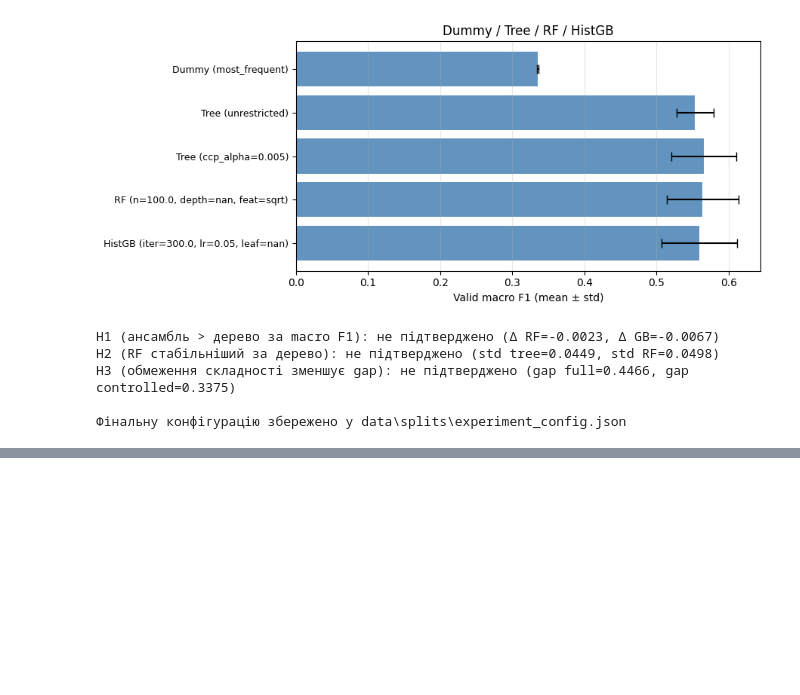
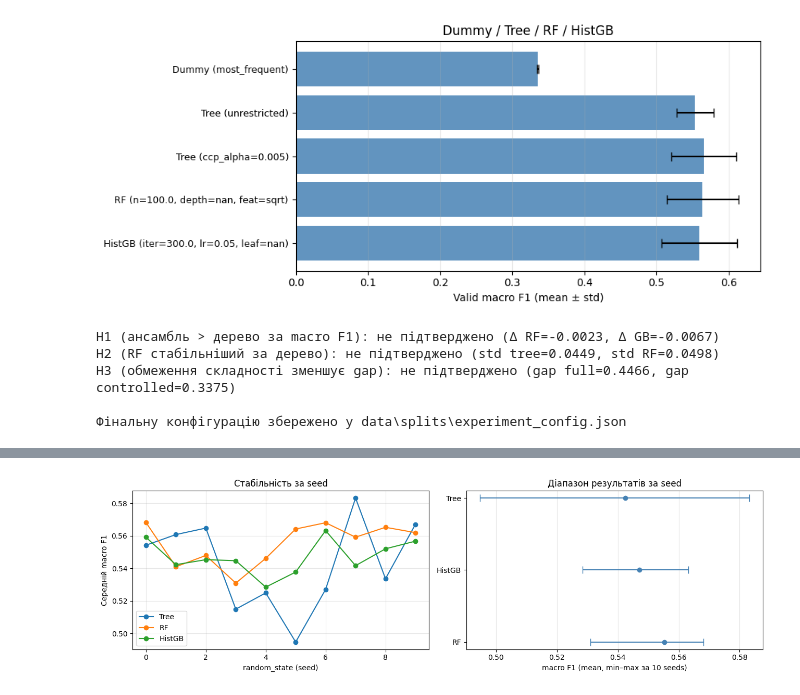
Before and after one commit to Yaroslav071315/machine-learning-course-volovnyk, a Jupyter notebook: lab04/notebook/lab04.ipynb, the cells around one changed output, grey strips where cells are left out. Saved outputs shown, nothing was run; the diff lists cells and outputs as text; code cells hidden in the pictures; blank space fills up the shorter version.

```diff
--- a/lab04/notebook/lab04.ipynb
+++ b/lab04/notebook/lab04.ipynb
@@ -546,0 +760,88 @@ H3 (обмеження складності зменшує gap): не підтв
+# %%
+# --- 1) Розподіл середніх q по 10 seeds ---
+fig, axes = plt.subplots(1, 2, figsize=(13, 4))
+
+for name in models:
+    if name == "Dummy":  # надто низький, спотворює масштаб
+        continue
+    # витягуємо seed-середні з збережених даних
+    seed_means = []
+    for seed in SEEDS:
+        cv_s = StratifiedKFold(n_splits=N_SPLITS, shuffle=True, random_state=seed)
+        r = cross_validate(models[name], X_train, y_train, cv=cv_s,
+                           scoring=SCORING_FULL, n_jobs=-1)
+        seed_means.append(r["test_macro_f1"].mean())
+    axes[0].plot(SEEDS, seed_means, marker="o", label=name)
+
+axes[0].set_xlabel("random_state (seed)"); axes[0].set_ylabel("Середній macro F1")
+axes[0].set_title("Стабільність за seed"); axes[0].legend(); axes[0].grid(alpha=0.3)
+
+# --- 2) mean ± range по моделях ---
+plot_df = stability_df[stability_df["model"] != "Dummy"]
+y = np.arange(len(plot_df))
+axes[1].errorbar(plot_df["q_mean"], y,
+                 xerr=[plot_df["q_mean"] - plot_df["q_min"],
+                       plot_df["q_max"] - plot_df["q_mean"]],
+                 fmt="o", capsize=5, color="steelblue")
+axes[1].set_yticks(y); axes[1].set_yticklabels(plot_df["model"])
+axes[1].set_xlabel("macro F1 (mean, min–max за 10 seeds)")
+axes[1].set_title("Діапазон результатів за seed")
+axes[1].grid(axis="x", alpha=0.3)
+plt.tight_layout(); plt.show()
+
+# --- 3) Частка об'єктів, де прогноз нестабільний ---
+fig, ax = plt.subplots(figsize=(7, 4))
+non_dummy = stability_df[stability_df["model"] != "Dummy"]
+ax.bar(non_dummy["model"], non_dummy["share_objects_gt25%"] * 100, color="indianred")
+ax.set_ylabel("% об'єктів train, де прогноз змінювався > 25% повторень")
+ax.set_title("Нестійкість прогнозів на рівні об'єктів")
+for i, v in enumerate(non_dummy["share_objects_gt25%"] * 100):
+    ax.text(i, v + 0.3, f"{v:.1f}%", ha="center", fontsize=9)
+plt.tight_layout(); plt.show()
+
+# --- 4) Пояснення та перевірка гіпотез ---
+print("Стійкість за 10 seeds (5-fold CV):")
+display(stability_df[["model","q_mean","q_std","q_range",
+                     "mean_disagree","n_objects_gt25%","share_objects_gt25%"]].round(4))
+
+tree_row = stability_df[stability_df["model"] == "Tree"].iloc[0]
+rf_row   = stability_df[stability_df["model"] == "RF"].iloc[0]
+gb_row   = stability_df[stability_df["model"] == "HistGB"].iloc[0]
+
+print("\nH2 (RF стабільніший за дерево) за q_std:")
+print(f"  q_std Tree = {tree_row['q_std']:.4f}, q_std RF = {rf_row['q_std']:.4f}, "
+      f"q_std GB = {gb_row['q_std']:.4f}")
+print("  Висновок:",
+      "ПІДТВЕРДЖЕНО" if rf_row['q_std'] <= 0.5 * tree_row['q_std'] else "не підтверджено")
+
+print("\nH4 (важливість ознак змінюється між seeds) — аналіз стабільності прогнозів:")
+for _, row in stability_df.iterrows():
+    if row["model"] == "Dummy":
+        continue
+    print(f"  {row['model']:8s}: mean_disagree={row['mean_disagree']:.4f}, "
+          f"об'єктів >25%: {row['n_objects_gt25%']} "
+          f"({row['share_objects_gt25%']*100:.1f}%)")
+
+print("\nПрактичний висновок:")
+best_mean_name = stability_df.iloc[0]["model"]
+overlap_strict = (
+    (stability_df.iloc[0]["q_min"] <= stability_df.iloc[1]["q_max"]) and
+    (stability_df.iloc[1]["q_min"] <= stability_df.iloc[0]["q_max"])
+)
+if overlap_strict:
+    print(f"  Лідери {stability_df.iloc[0]['model']} і {stability_df.iloc[1]['model']} "
+          f"мають перекриття діапазонів — різниця на рівні шуму seed. "
+          f"Обираємо простішу / стабільнішу модель.")
+else:
+    print(f"  Лідер {best_mean_name} має перевагу, яка не пояснюється вибором seed.")
+
+# --- 5) Дописуємо у конфігурацію ---
+final_config["stability"] = {
+    "seeds": SEEDS,
+    "summary": stability_df.to_dict(orient="records"),
+}
+with open(SPLIT_DIR / "experiment_config.json", "w") as f:
+    json.dump(final_config, f, indent=2, ensure_ascii=False, default=str)
+print("\nОновлено", SPLIT_DIR / "experiment_config.json")
+# %% [output]
+[figure, added]
```
Also changed, not shown: parts of 6 cells of this notebook, 1 other file.
